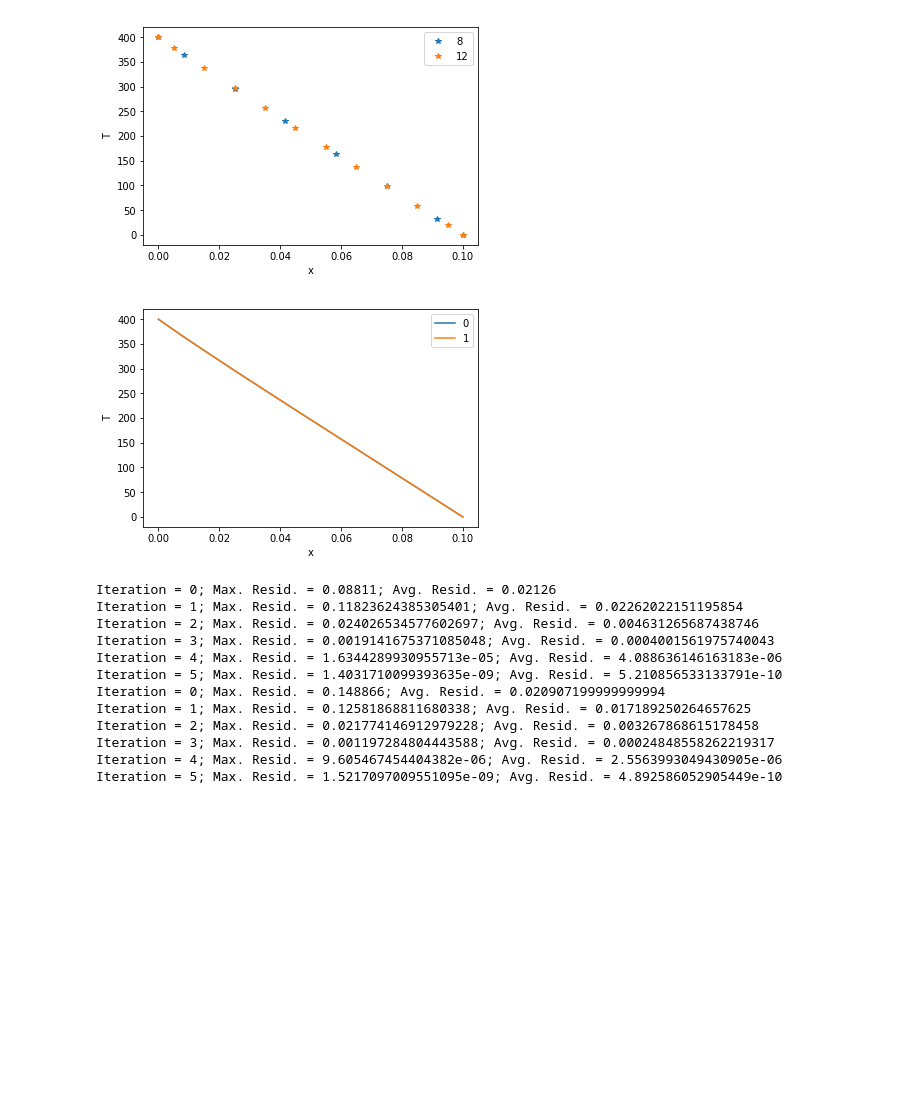
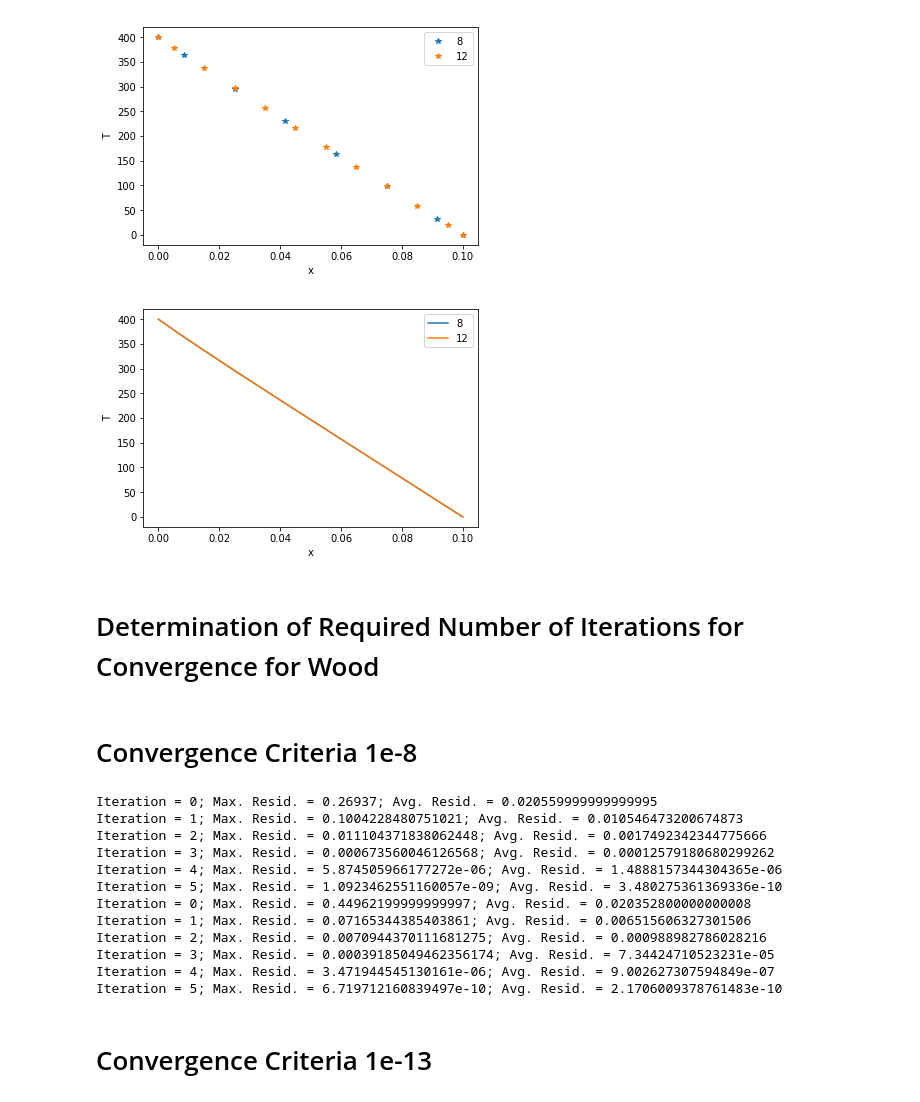
Before and after one commit to khfaisal/MME9710, a Jupyter notebook: Assignment 1/Basic codes/Problem-4 basic implicit.ipynb, the cells around one changed output. Saved outputs shown, nothing was run; the diff lists cells and outputs as text; code cells hidden in the pictures; blank space fills up the shorter version.

Commit message:
Determination of Required Number of Iterations for Convergence is added

```diff
--- a/Assignment 1/Basic codes/Problem-4 basic implicit.ipynb
+++ b/Assignment 1/Basic codes/Problem-4 basic implicit.ipynb
@@ -390,0 +454,16 @@ Iteration = 3; Max. Resid. = 2.389503872546328e-11; Avg. Resid. = 8.643614023894
+# %%
+%matplotlib inline
+import matplotlib.pyplot as plt
+import numpy as np
+
+lx = 0.1
+ly = 0.005
+lz = 0.005
+xPosition=[]
+Temp=[]
+
+for i in range(2):
+    ncv= 4*(i) + 6
+    grid = Grid(lx, ly, lz, ncv)
+    xPosition.append(grid.xP)
+    Temp.append(problem4implicitsteel(ncv))
@@ -390,0 +549,16 @@ Iteration = 3; Max. Resid. = 2.389503872546328e-11; Avg. Resid. = 8.643614023894
+# %%
+%matplotlib inline
+import matplotlib.pyplot as plt
+import numpy as np
+
+lx = 0.1
+ly = 0.005
+lz = 0.005
+xPosition=[]
+Temp=[]
+
+for i in range(2):
+    ncv= 4*(i) + 6
+    grid = Grid(lx, ly, lz, ncv)
+    xPosition.append(grid.xP)
+    Temp.append(problem4implicitsteel(ncv))
@@ -418,18 +623,22 @@ plt.show()
 # %%
 %matplotlib inline
 import matplotlib.pyplot as plt
 
 i = 0
 for x, T in zip(xPosition, Temp):
-    plt.plot(x, T, label=str(i))
-    i += 1
+    plt.plot(x, T, '-', label=str(len(xPosition[i])))
+    i=i+1
 
 plt.xlabel("x")
 plt.ylabel("T")
 plt.legend()
 plt.show()
 # %% [output]
-[figure, old version]
+[figure, new version]
+# %% [markdown]
+# Determination of Required Number of Iterations for Convergence for Wood
+# %% [markdown]
+# Convergence Criteria 1e-8
 # %%
 def problem4implicitwood(ncv):
     import numpy as np
@@ -517,20 +717,22 @@ xPosition=[]
 Temp=[]
 
 for i in range(2):
-    ncv= 4*(i) + 6
+    ncv= (4*(i) + 6)*3
     grid = Grid(lx, ly, lz, ncv)
     xPosition.append(grid.xP)
     Temp.append(problem4implicitwood(ncv))
 # %% [output]
-Iteration = 0; Max. Resid. = 0.08811; Avg. Resid. = 0.02126
-Iteration = 1; Max. Resid. = 0.11823624385305401; Avg. Resid. = 0.02262022151195854
-Iteration = 2; Max. Resid. = 0.024026534577602697; Avg. Resid. = 0.004631265687438746
-Iteration = 3; Max. Resid. = 0.0019141675371085048; Avg. Resid. = 0.0004001561975740043
-Iteration = 4; Max. Resid. = 1.6344289930955713e-05; Avg. Resid. = 4.088636146163183e-06
-Iteration = 5; Max. Resid. = 1.4031710099393635e-09; Avg. Resid. = 5.210856533133791e-10
-Iteration = 0; Max. Resid. = 0.148866; Avg. Resid. = 0.020907199999999994
-Iteration = 1; Max. Resid. = 0.12581868811680338; Avg. Resid. = 0.017189250264657625
-Iteration = 2; Max. Resid. = 0.021774146912979228; Avg. Resid. = 0.003267868615178458
-Iteration = 3; Max. Resid. = 0.001197284804443588; Avg. Resid. = 0.00024848558262219317
-Iteration = 4; Max. Resid. = 9.605467454404382e-06; Avg. Resid. = 2.5563993049430905e-06
-Iteration = 5; Max. Resid. = 1.5217097009551095e-09; Avg. Resid. = 4.892586052905449e-10
+Iteration = 0; Max. Resid. = 0.26937; Avg. Resid. = 0.020559999999999995
+Iteration = 1; Max. Resid. = 0.1004228480751021; Avg. Resid. = 0.010546473200674873
+Iteration = 2; Max. Resid. = 0.011104371838062448; Avg. Resid. = 0.0017492342344775666
+Iteration = 3; Max. Resid. = 0.000673560046126568; Avg. Resid. = 0.00012579180680299262
+Iteration = 4; Max. Resid. = 5.874505966177272e-06; Avg. Resid. = 1.4888157344304365e-06
+Iteration = 5; Max. Resid. = 1.0923462551160057e-09; Avg. Resid. = 3.480275361369336e-10
+Iteration = 0; Max. Resid. = 0.44962199999999997; Avg. Resid. = 0.020352800000000008
+Iteration = 1; Max. Resid. = 0.07165344385403861; Avg. Resid. = 0.006515606327301506
+Iteration = 2; Max. Resid. = 0.0070944370111681275; Avg. Resid. = 0.000988982786028216
+Iteration = 3; Max. Resid. = 0.00039185049462356174; Avg. Resid. = 7.34424710523231e-05
+Iteration = 4; Max. Resid. = 3.471944545130161e-06; Avg. Resid. = 9.002627307594849e-07
+Iteration = 5; Max. Resid. = 6.719712160839497e-10; Avg. Resid. = 2.1706009378761483e-10
+# %% [markdown]
+# Convergence Criteria 1e-13
```
Also changed, not shown: parts of 21 cells of this notebook.
